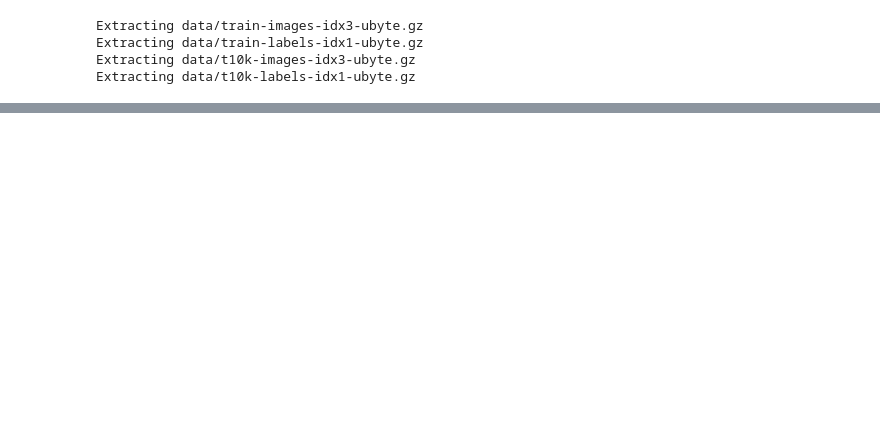
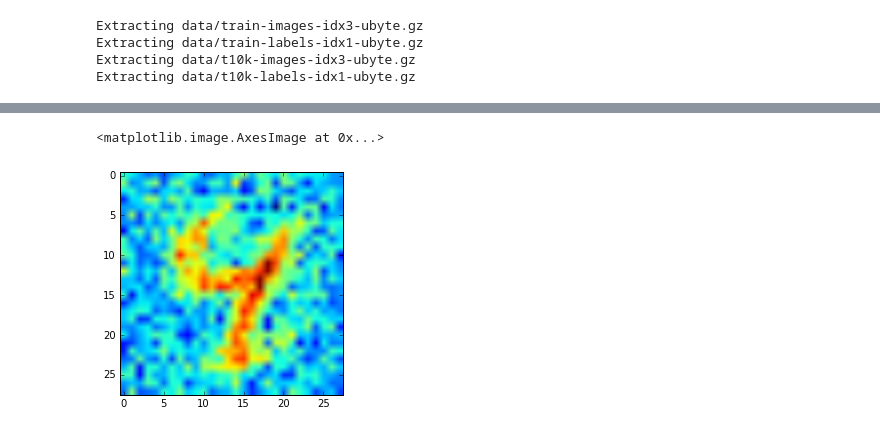
Before and after one commit to PretentiousOnPurpose/NISB_DL, a Jupyter notebook: Autoencoder/Reproducing Digits v1.ipynb, the cells around one changed output, grey strips where cells are left out. Saved outputs shown, nothing was run; the diff lists cells and outputs as text; code cells hidden in the pictures; blank space fills up the shorter version.

```diff
--- a/Autoencoder/Reproducing Digits v1.ipynb
+++ b/Autoencoder/Reproducing Digits v1.ipynb
@@ -69,0 +55,7 @@ plt.imshow(res1.reshape((28, 28)))
+# %%
+# with 750 epochs
+res1 = sess.run(Z4, feed_dict={X:data.test.images[6].reshape(1 , 784)})
+plt.imshow(res1.reshape((28, 28)))
+# %% [output]
+<matplotlib.image.AxesImage at 0x...>
+[figure, added]
```
Also changed, not shown: parts of 7 cells of this notebook.
